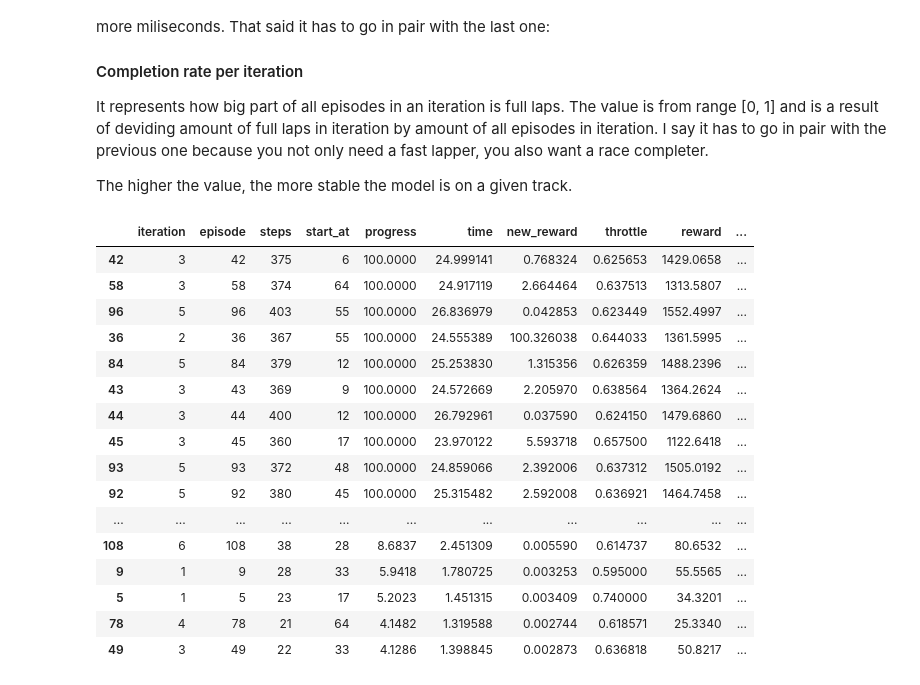
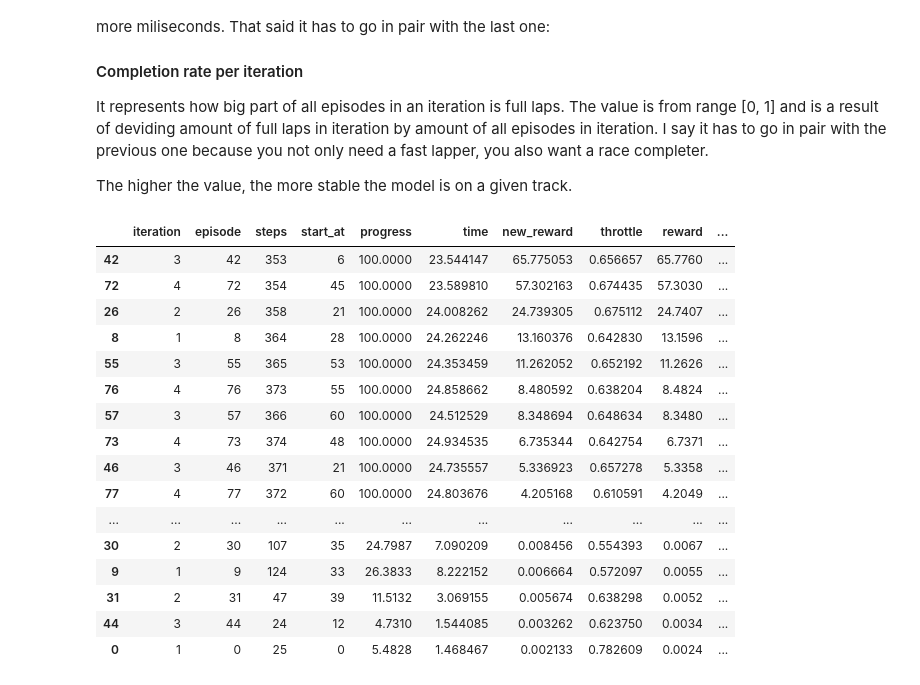
Before and after one commit to AgustinLema/deepracer-analysis, a Jupyter notebook: Training_analysis_Agus-Tune-reward.ipynb, the cells around one changed output. Cells and saved outputs as stored; diff of their text form; code cells hidden in the pictures.

```diff
--- a/Training_analysis_Agus-Tune-reward.ipynb
+++ b/Training_analysis_Agus-Tune-reward.ipynb
@@ -152,7 +152,8 @@ Below I have prepared a section for each case. In each case you can analyse the
 Select your preferred way to get the logs below and you can get rid of the rest.
 # %%
 # AWS DeepRacer Console
-stream_name = 'sim-j5xqxn10bbn0' ## CHANGE This to your simulation application ID
+#stream_name = 'sim-j5xqxn10bbn0' ## CHANGE This to your simulation application ID
+stream_name = 'sim-0wskrqsbjs2h'
 fname = 'logs/deepracer-%s.log' %stream_name  # The log will be downloaded into the specified path
 cw.download_log(fname, stream_prefix=stream_name)  # add force=True if you downloaded the file before but want to repeat
 
@@ -337,27 +338,28 @@ The higher the value, the more stable the model is on a given track.
 # %%
 simulation_agg = au.simulation_agg(df)
 
 # View ten best rewarded episodes in the training
 simulation_agg.nlargest(500, 'new_reward')
-simulation_agg.nlargest(500, 'progress')
+#simulation_agg.nlargest(500, 'progress')
+#simulation_agg.nsmallest(500, 'time_if_complete')
 # %% [output]
 |  | iteration | episode | steps | start_at | progress | time | new_reward | throttle | reward | ... |
-| 42 | 3 | 42 | 375 | 6 | 100.0000 | 24.999141 | 0.768324 | 0.625653 | 1429.0658 | ... |
-| 58 | 3 | 58 | 374 | 64 | 100.0000 | 24.917119 | 2.664464 | 0.637513 | 1313.5807 | ... |
-| 96 | 5 | 96 | 403 | 55 | 100.0000 | 26.836979 | 0.042853 | 0.623449 | 1552.4997 | ... |
-| 36 | 2 | 36 | 367 | 55 | 100.0000 | 24.555389 | 100.326038 | 0.644033 | 1361.5995 | ... |
-| 84 | 5 | 84 | 379 | 12 | 100.0000 | 25.253830 | 1.315356 | 0.626359 | 1488.2396 | ... |
-| 43 | 3 | 43 | 369 | 9 | 100.0000 | 24.572669 | 2.205970 | 0.638564 | 1364.2624 | ... |
-| 44 | 3 | 44 | 400 | 12 | 100.0000 | 26.792961 | 0.037590 | 0.624150 | 1479.6860 | ... |
-| 45 | 3 | 45 | 360 | 17 | 100.0000 | 23.970122 | 5.593718 | 0.657500 | 1122.6418 | ... |
-| 93 | 5 | 93 | 372 | 48 | 100.0000 | 24.859066 | 2.392006 | 0.637312 | 1505.0192 | ... |
-| 92 | 5 | 92 | 380 | 45 | 100.0000 | 25.315482 | 2.592008 | 0.636921 | 1464.7458 | ... |
+| 42 | 3 | 42 | 353 | 6 | 100.0000 | 23.544147 | 65.775053 | 0.656657 | 65.7760 | ... |
+| 72 | 4 | 72 | 354 | 45 | 100.0000 | 23.589810 | 57.302163 | 0.674435 | 57.3030 | ... |
+| 26 | 2 | 26 | 358 | 21 | 100.0000 | 24.008262 | 24.739305 | 0.675112 | 24.7407 | ... |
+| 8 | 1 | 8 | 364 | 28 | 100.0000 | 24.262246 | 13.160376 | 0.642830 | 13.1596 | ... |
+| 55 | 3 | 55 | 365 | 53 | 100.0000 | 24.353459 | 11.262052 | 0.652192 | 11.2626 | ... |
+| 76 | 4 | 76 | 373 | 55 | 100.0000 | 24.858662 | 8.480592 | 0.638204 | 8.4824 | ... |
+| 57 | 3 | 57 | 366 | 60 | 100.0000 | 24.512529 | 8.348694 | 0.648634 | 8.3480 | ... |
+| 73 | 4 | 73 | 374 | 48 | 100.0000 | 24.934535 | 6.735344 | 0.642754 | 6.7371 | ... |
+| 46 | 3 | 46 | 371 | 21 | 100.0000 | 24.735557 | 5.336923 | 0.657278 | 5.3358 | ... |
+| 77 | 4 | 77 | 372 | 60 | 100.0000 | 24.803676 | 4.205168 | 0.610591 | 4.2049 | ... |
 | ... | ... | ... | ... | ... | ... | ... | ... | ... | ... | ... |
-| 108 | 6 | 108 | 38 | 28 | 8.6837 | 2.451309 | 0.005590 | 0.614737 | 80.6532 | ... |
-| 9 | 1 | 9 | 28 | 33 | 5.9418 | 1.780725 | 0.003253 | 0.595000 | 55.5565 | ... |
-| 5 | 1 | 5 | 23 | 17 | 5.2023 | 1.451315 | 0.003409 | 0.740000 | 34.3201 | ... |
-| 78 | 4 | 78 | 21 | 64 | 4.1482 | 1.319588 | 0.002744 | 0.618571 | 25.3340 | ... |
-| 49 | 3 | 49 | 22 | 33 | 4.1286 | 1.398845 | 0.002873 | 0.636818 | 50.8217 | ... |
+| 30 | 2 | 30 | 107 | 35 | 24.7987 | 7.090209 | 0.008456 | 0.554393 | 0.0067 | ... |
+| 9 | 1 | 9 | 124 | 33 | 26.3833 | 8.222152 | 0.006664 | 0.572097 | 0.0055 | ... |
+| 31 | 2 | 31 | 47 | 39 | 11.5132 | 3.069155 | 0.005674 | 0.638298 | 0.0052 | ... |
+| 44 | 3 | 44 | 24 | 12 | 4.7310 | 1.544085 | 0.003262 | 0.623750 | 0.0034 | ... |
+| 0 | 1 | 0 | 25 | 0 | 5.4828 | 1.468467 | 0.002133 | 0.782609 | 0.0024 | ... |
 # %%
 # Set maximum quantity of rows to view for a dataframe display - without that
 # the view below will just hide some of the steps
```
Also changed, not shown: parts of 6 cells of this notebook, 10 other files.
